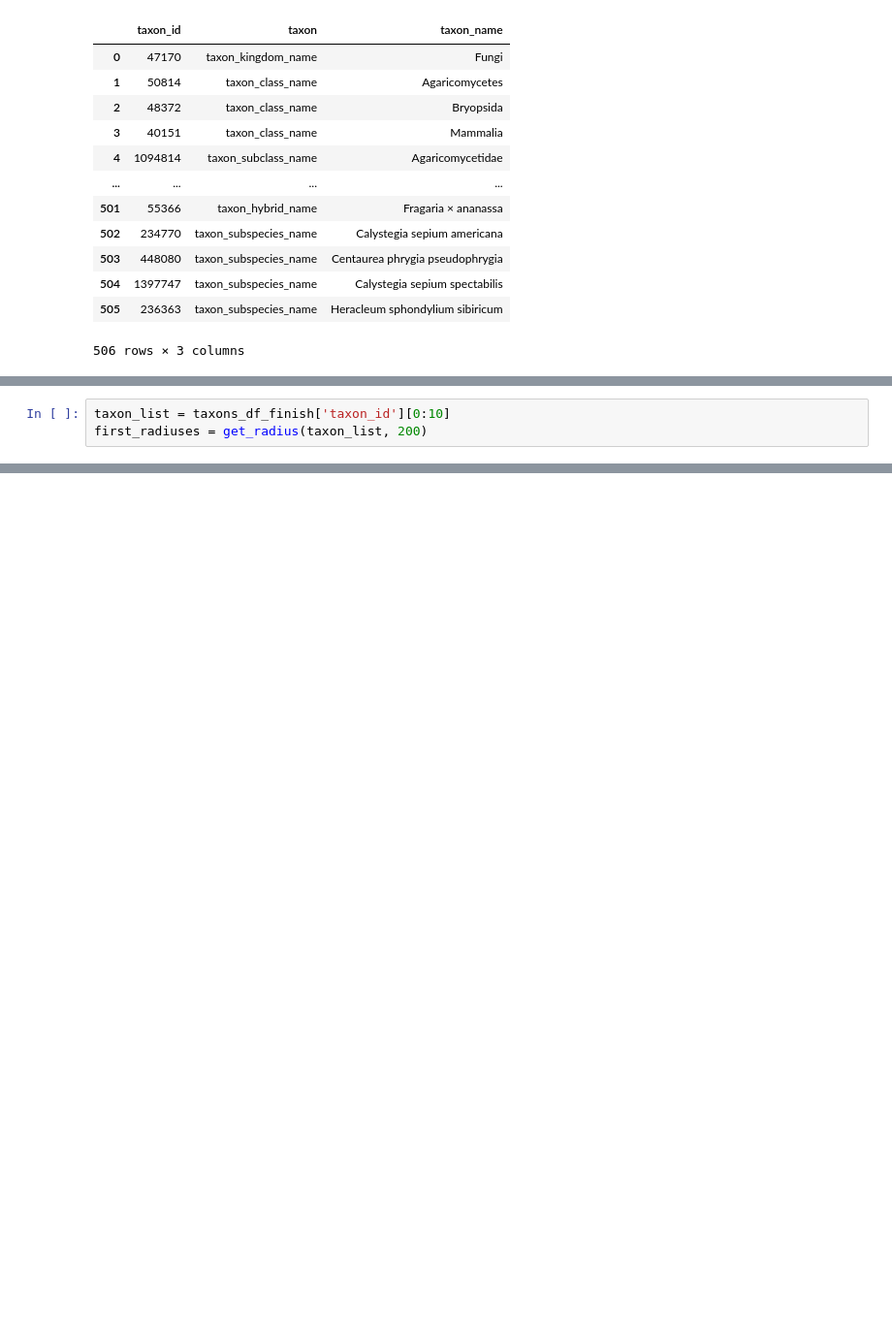
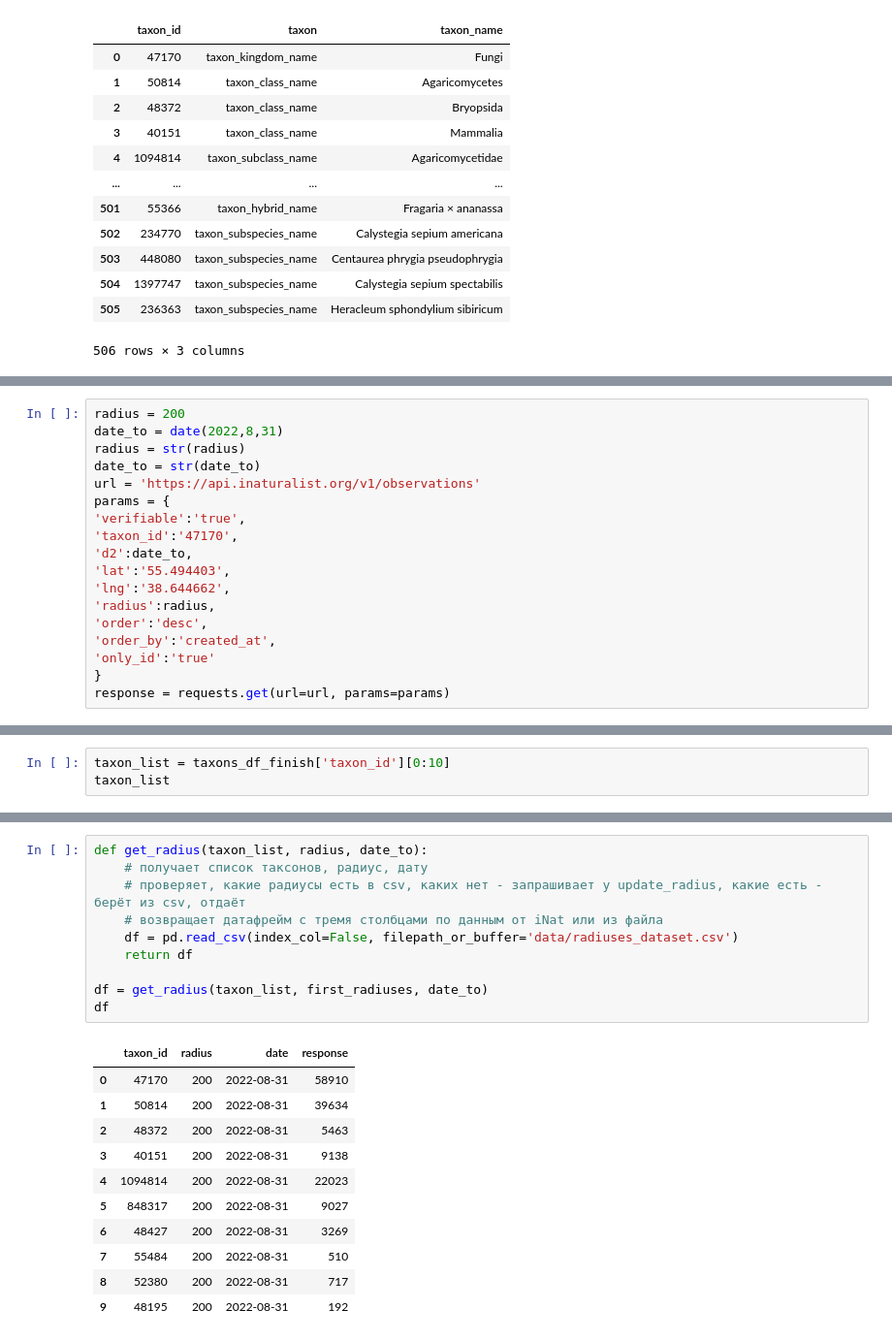
Before and after one commit to baidakovil/iNat-statistics, a Jupyter notebook: inat_raritets.ipynb, the cells around one changed output, grey strips where cells are left out. Shown: that part at 97% size. Cells and saved outputs as stored; diff of their text form; blank space fills up the shorter version.

```diff
--- a/inat_raritets.ipynb
+++ b/inat_raritets.ipynb
@@ -146 +159,19 @@ def get_radius(taxon_list, radius):
     return df
+# %%
+radius = 200
+date_to = date(2022,8,31)
+radius = str(radius)
+date_to = str(date_to)
+url = 'https://api.inaturalist.org/v1/observations'
+params = {
+'verifiable':'true',
+'taxon_id':'47170',
+'d2':date_to,
+'lat':'55.494403',
+'lng':'38.644662',
+'radius':radius,
+'order':'desc',
+'order_by':'created_at',
+'only_id':'true'
+}
+response = requests.get(url=url, params=params)
@@ -147,3 +183,3 @@ def get_radius(taxon_list, radius):
 # %%
 taxon_list = taxons_df_finish['taxon_id'][0:10]
-first_radiuses = get_radius(taxon_list, 200)
+taxon_list
@@ -165,0 +269,22 @@ save_response(requestname)
+# %%
+def get_radius(taxon_list, radius, date_to):
+    # получает список таксонов, радиус, дату
+    # проверяет, какие радиусы есть в csv, каких нет - запрашивает у update_radius, какие есть - берёт из csv, отдаёт
+    # возвращает датафрейм с тремя столбцами по данным от iNat или из файла
+    df = pd.read_csv(index_col=False, filepath_or_buffer='data/radiuses_dataset.csv')
+    return df
+
+df = get_radius(taxon_list, first_radiuses, date_to)
+df
+# %% [output]
+|  | taxon_id | radius | date | response |
+| 0 | 47170 | 200 | 2022-08-31 | 58910 |
+| 1 | 50814 | 200 | 2022-08-31 | 39634 |
+| 2 | 48372 | 200 | 2022-08-31 | 5463 |
+| 3 | 40151 | 200 | 2022-08-31 | 9138 |
+| 4 | 1094814 | 200 | 2022-08-31 | 22023 |
+| 5 | 848317 | 200 | 2022-08-31 | 9027 |
+| 6 | 48427 | 200 | 2022-08-31 | 3269 |
+| 7 | 55484 | 200 | 2022-08-31 | 510 |
+| 8 | 52380 | 200 | 2022-08-31 | 717 |
+| 9 | 48195 | 200 | 2022-08-31 | 192 |
```
Also changed, not shown: parts of 12 cells of this notebook, 1 other file.
